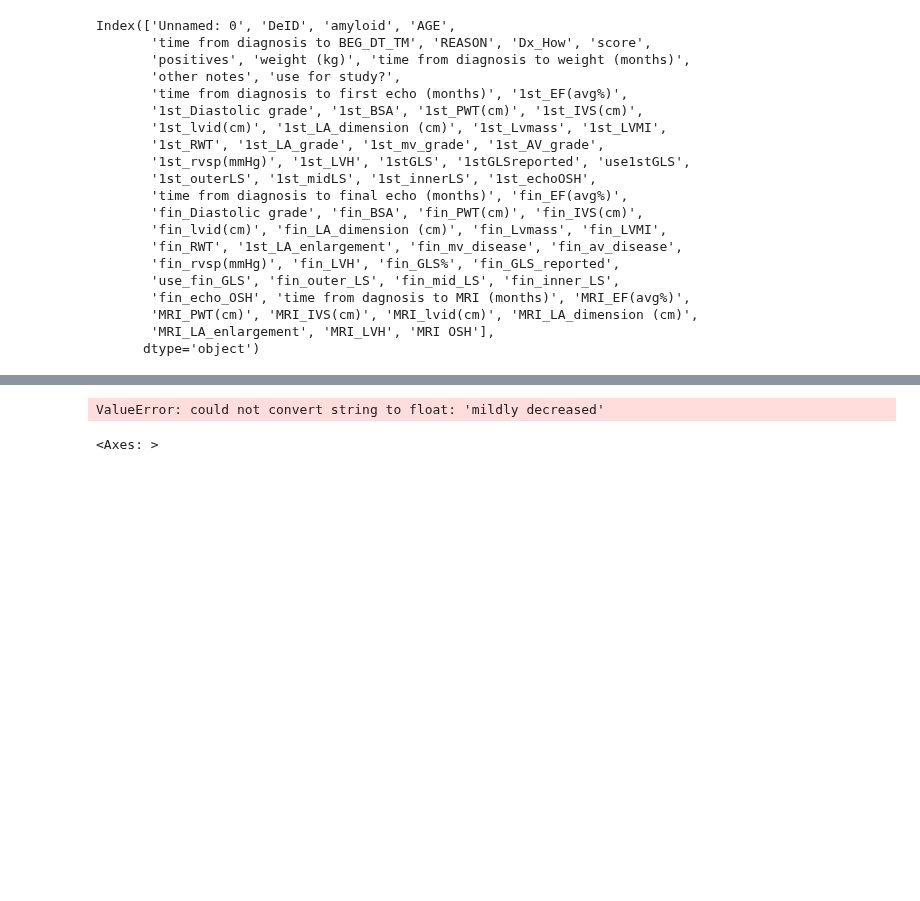
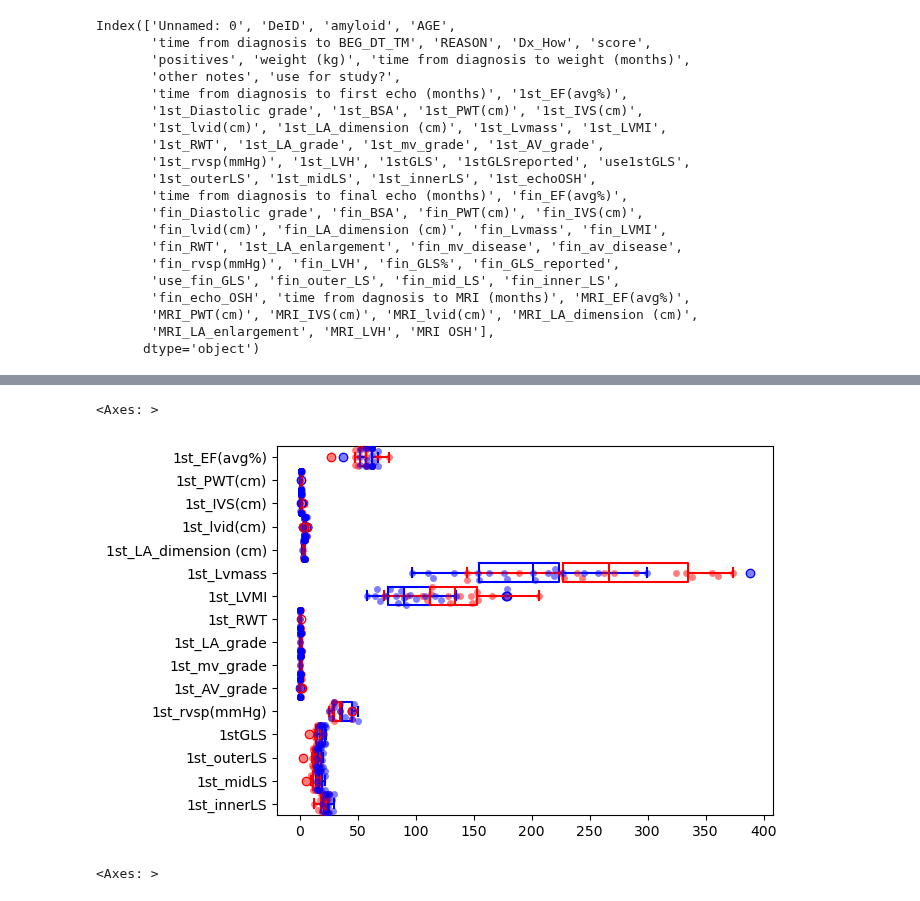
Before and after one commit to BisonCremer/cardiac-amyloidosis, a Jupyter notebook: 026_SVM_mistic2/FeatureStats_20250317.ipynb, the cells around one changed output, grey strips where cells are left out. Cells and saved outputs as stored; diff of their text form; code cells hidden in the pictures; blank space fills up the shorter version.

```diff
--- a/026_SVM_mistic2/FeatureStats_20250317.ipynb
+++ b/026_SVM_mistic2/FeatureStats_20250317.ipynb
@@ -616,12 +594,10 @@ Index(['Unnamed: 0', 'DeID', 'amyloid', 'AGE',
       dtype='object')
 # %%
 #filtering list of columns of interest for plotting
-EchoMeasuresList = ['time from diagnosis to first echo (months)', '1st_EF(avg%)',
-       '1st_BSA', '1st_PWT(cm)', '1st_IVS(cm)',
+EchoMeasuresList = ['1st_EF(avg%)',
+       '1st_PWT(cm)', '1st_IVS(cm)',
        '1st_lvid(cm)', '1st_LA_dimension (cm)', '1st_Lvmass', '1st_LVMI',
        '1st_RWT', '1st_LA_grade', '1st_mv_grade', '1st_AV_grade',
-       '1st_rvsp(mmHg)', '1stGLS','1st_LVH',
+       '1st_rvsp(mmHg)', '1stGLS',
        '1st_outerLS', '1st_midLS', '1st_innerLS',
-       'time from dagnosis to MRI (months)', 'MRI_EF(avg%)',
-       'MRI_PWT(cm)', 'MRI_IVS(cm)', 'MRI_lvid(cm)', 'MRI_LA_dimension (cm)',
-       'MRI_LA_enlargement', 'MRI_LVH',]
+       ]
@@ -628,9 +625,7 @@ EchoMeasuresList = ['time from diagnosis to first echo (months)', '1st_EF(avg%)'
 # %%
 #trying to remove all the strings
-test_EchoMeasures = EchoMeasures_forStandardScalar[EchoMeasuresList].replace("none", np.nan).replace("x (OSH)", np.nan).replace('x', np.nan).replace('unable', np.nan).replace('positive (unspecified)', np.nan)
+test_EchoMeasures = EchoMeasures_forStandardScalar[EchoMeasuresList].replace("none", np.nan).replace('x', np.nan).replace("x (OSH)", np.nan).replace('x', np.nan).replace('unable', np.nan)
 # %%
 # transformation with standard scalar
 EchoMeasures_StandardScalar = StandardScaler().fit(test_EchoMeasures[EchoMeasuresList]).transform(test_EchoMeasures[EchoMeasuresList])
-# EchoMeasures_StandardScalar_df = pd.DataFrame(EchoMeasures_StandardScalar)
+EchoMeasures_StandardScalar_df = pd.DataFrame(EchoMeasures_StandardScalar)
-# %% [output]
-ValueError: could not convert string to float: 'mildly decreased'
@@ -637,3 +636,11 @@ ValueError: could not convert string to float: 'mildly decreased'
+# %%
+sns.swarmplot(test_EchoMeasures.loc[listPositive], orient= 'h', color = "red", alpha = 0.5)
+sns.swarmplot(test_EchoMeasures.loc[listNegative], orient= 'h', color = "blue", alpha =0.5)
+sns.boxplot(test_EchoMeasures.loc[listNegative], orient= 'h', color = "blue", fill = False)
+sns.boxplot(test_EchoMeasures.loc[listPositive], orient= 'h', color = "red", fill = False)
+# %% [output]
+<Axes: >
+[figure, added]
 # %%
 #section of code from AmyloidVSEchoValues_2412 ...
 #need way to use slices of dataframe and remove the pieces which are strings or na.
```
Also changed, not shown: parts of 10 cells of this notebook.
